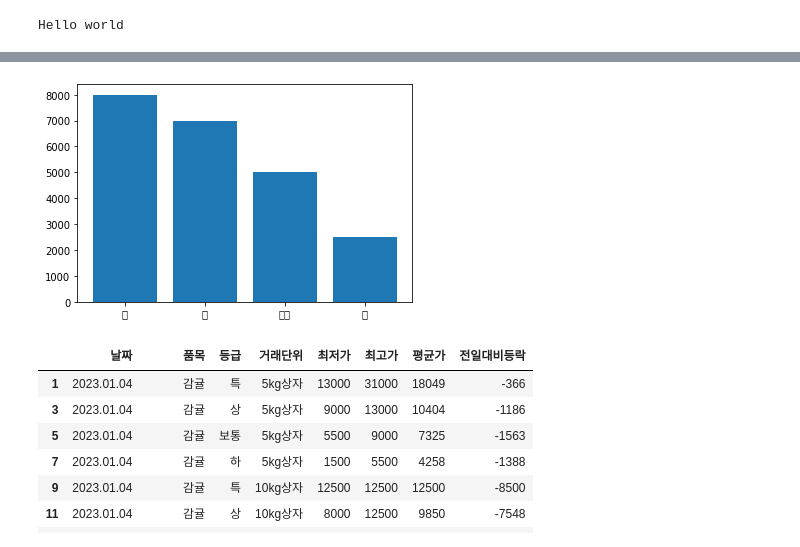
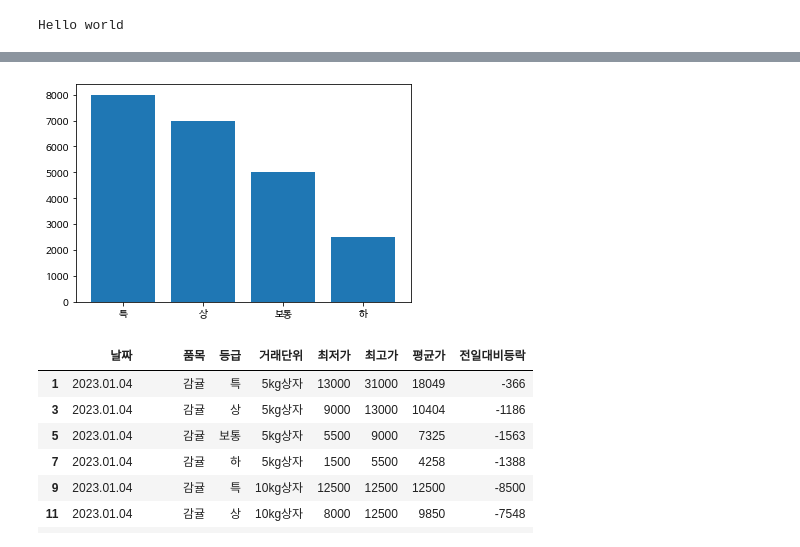
Before and after one commit to youngcheolman/youngcheol-Park, a Jupyter notebook: Untitled5.ipynb, the cells around one changed output, grey strips where cells are left out. Cells and saved outputs as stored; diff of their text form; code cells hidden in the pictures.

```diff
--- a/Untitled5.ipynb
+++ b/Untitled5.ipynb
@@ -16,7 +16,7 @@ df = df.dropna(axis=1) # none 값 삭제
 df.columns = ['날짜',	'품목',	'등급',	'거래단위',	'최저가',	'최고가',	'평균가',	'전일대비등락', '전일평균대비'] #데이터 칼럼을 보기 좋게 다시 정리
 df = df.iloc[0:53,0:8] #불필요하다고 판단한 '전일평균대비' 항목 삭제
 # %%
-df_data_03 = df1[df1["날짜"] == "2023.01.03"] #3일차 값 분리
+df_data_03 = df[df["날짜"] == "2023.01.03"] #3일차 값 분리
 df_data_03
 # %% [output]
 |  | 날짜 | 품목 | 등급 | 거래단위 | 최저가 | 최고가 | 평균가 | 전일대비등락 |
@@ -61,18 +86,21 @@ df_3일
+# %%
+import matplotlib.pyplot as plt
+plt.rc('font', family="NanumBarunGothic")
 # %%
 grade_price = df[['등급','최고가','최저가']]
 grade_price_result = pd.DataFrame(grade_price.groupby(["등급"]).min())
 import matplotlib.pyplot as plt
 import numpy as np
 
 grade = ["특", "상", "보통", "하"]
-values = df_date_03.groupby("등급").min()["최저가"].sort_values(ascending = False)
+values = df_3일.groupby("등급").min()["최저가"].sort_values(ascending = False)
 x = np.arange(4)
 plt.bar(x, values)
 plt.xticks(x, grade)
 
 plt.show()
 
 #3일 등급별로 최저가 그래프로 표기
 # %% [output]
-[figure, old version]
+[figure, new version]
 # %%
```
Also changed, not shown: parts of 7 cells of this notebook.
